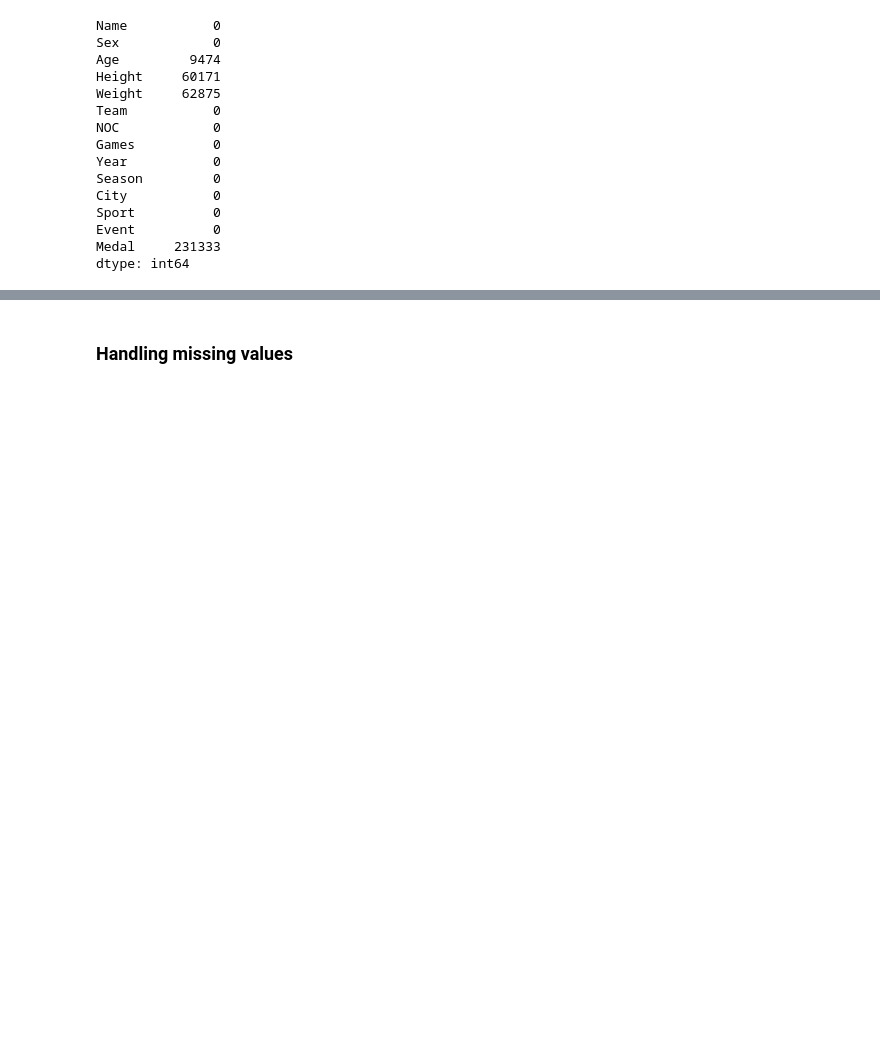
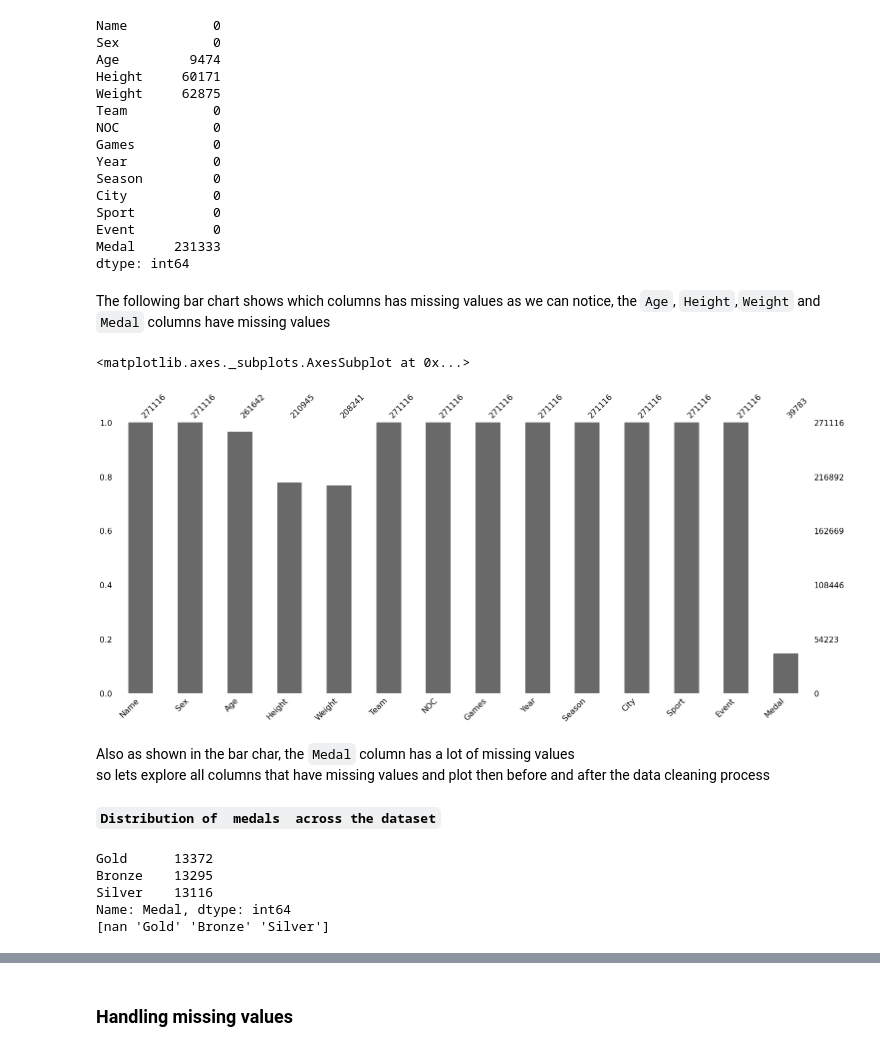
Before and after one commit to CSEN1095-W21/project-u8, a Jupyter notebook: cleaning.ipynb, the cells around one changed output, grey strips where cells are left out. Drawn from its saved outputs; the diff is of its cells as text; code cells hidden in the pictures; blank space fills up the shorter version.

Commit message:
Implementing the data exploration section and merging it with the missing values section

```diff
--- a/cleaning.ipynb
+++ b/cleaning.ipynb
@@ -98,3 +90,24 @@ Sport          0
 Event          0
 Medal     231333
 dtype: int64
+# %% [markdown]
+The following bar chart shows which columns has missing values
+as we can notice, the `Age`, `Height`,`Weight` and `Medal` columns have missing  values
+# %%
+msno.bar(olympicRecords)
+# %% [output]
+<matplotlib.axes._subplots.AxesSubplot at 0x...>
+[figure, added]
+# %% [markdown]
+Also as shown in the bar char, the `Medal` column has a lot of missing values <br> so lets explore all columns that have missing values and plot then before and after the data cleaning process
+# %% [markdown]
+**`Distribution of  medals  across the dataset`**
+# %%
+print(olympicRecords.Medal.value_counts())
+print(olympicRecords.Medal.unique())
+# %% [output]
+Gold      13372
+Bronze    13295
+Silver    13116
+Name: Medal, dtype: int64
+[nan 'Gold' 'Bronze' 'Silver']
```
Also changed, not shown: parts of 27 cells of this notebook.
